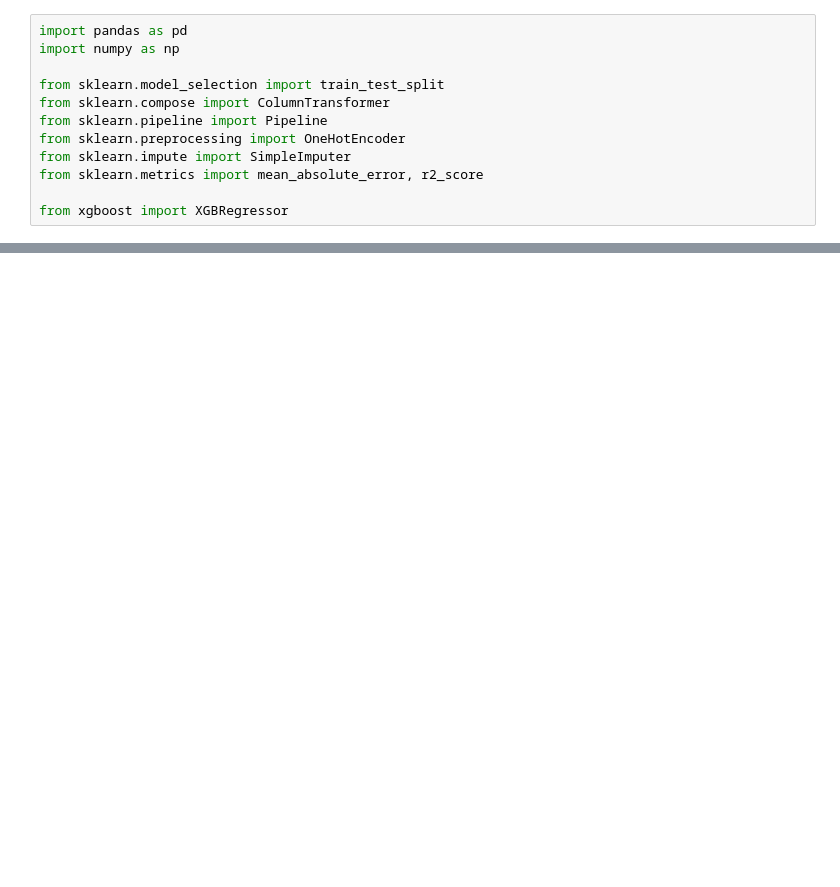
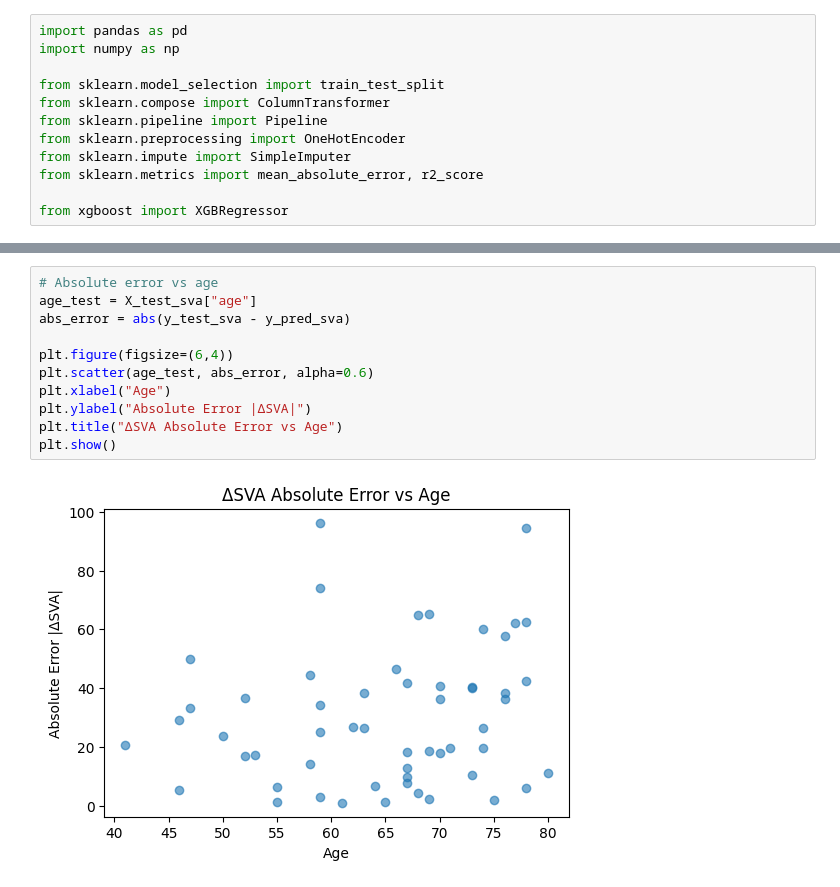
Before and after one commit to 124578-UW/Data-Science-Capstone, a Jupyter notebook: notebooks/05_delta_models_SVA_SS_GT.ipynb, the cells around one changed output, grey strips where cells are left out. Drawn from its saved outputs; the diff is of its cells as text; blank space fills up the shorter version.

```diff
--- a/notebooks/05_delta_models_SVA_SS_GT.ipynb
+++ b/notebooks/05_delta_models_SVA_SS_GT.ipynb
@@ -31,0 +204,13 @@ NameError: name 'df' is not defined
+# %%
+# Absolute error vs age
+age_test = X_test_sva["age"]
+abs_error = abs(y_test_sva - y_pred_sva)
+
+plt.figure(figsize=(6,4))
+plt.scatter(age_test, abs_error, alpha=0.6)
+plt.xlabel("Age")
+plt.ylabel("Absolute Error |ΔSVA|")
+plt.title("ΔSVA Absolute Error vs Age")
+plt.show()
+# %% [output]
+[figure, added]
```
Also changed, not shown: parts of 15 cells of this notebook, 1 other file.
